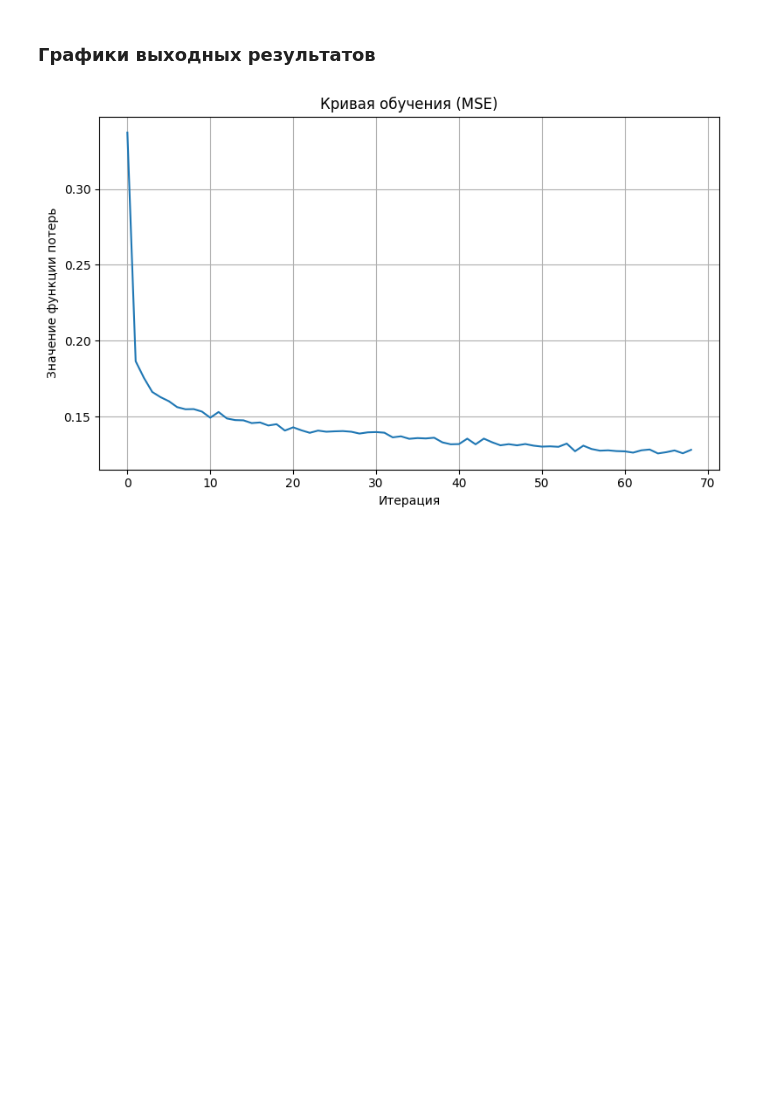
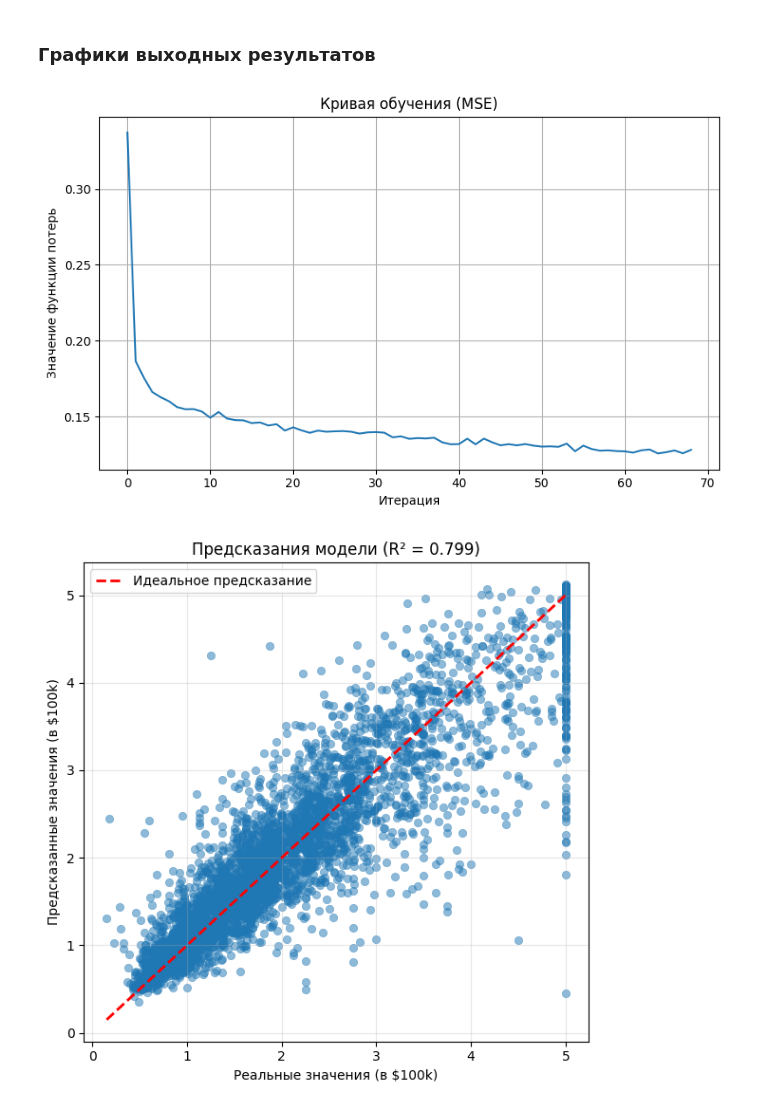
Before and after one commit to tatyanakrivonogova/machine-learning-methods, a Jupyter notebook: Блок_4.ipynb, the cells around one changed output. Drawn from its saved outputs; the diff is of its cells as text; code cells hidden in the pictures; blank space fills up the shorter version.

```diff
--- a/Блок_4.ipynb
+++ b/Блок_4.ipynb
@@ -434,12 +525,24 @@ R2: 0.7992
 # %%
 train_loss = model.loss_curve_
 plt.figure(figsize=(8, 5))
 plt.plot(train_loss)
 plt.xlabel('Итерация')
 plt.ylabel('Значение функции потерь')
 plt.title('Кривая обучения (MSE)')
 plt.grid(True)
 plt.tight_layout()
 plt.show()
+
+plt.figure(figsize=(6,6))
+sns.scatterplot(x=y_test, y=y_pred, alpha=0.5, edgecolor=None)
+plt.plot([y_test.min(), y_test.max()], [y_test.min(), y_test.max()], 'r--', lw=2, label='Идеальное предсказание')
+plt.xlabel('Реальные значения (в $100k)')
+plt.ylabel('Предсказанные значения (в $100k)')
+plt.title(f'Предсказания модели (R² = {r2:.3f})')
+plt.legend()
+plt.grid(alpha=0.3)
+plt.tight_layout()
+plt.show()
 # %% [output]
 [figure]
+[figure, added]
```
Also changed, not shown: parts of 1 cell of this notebook.
